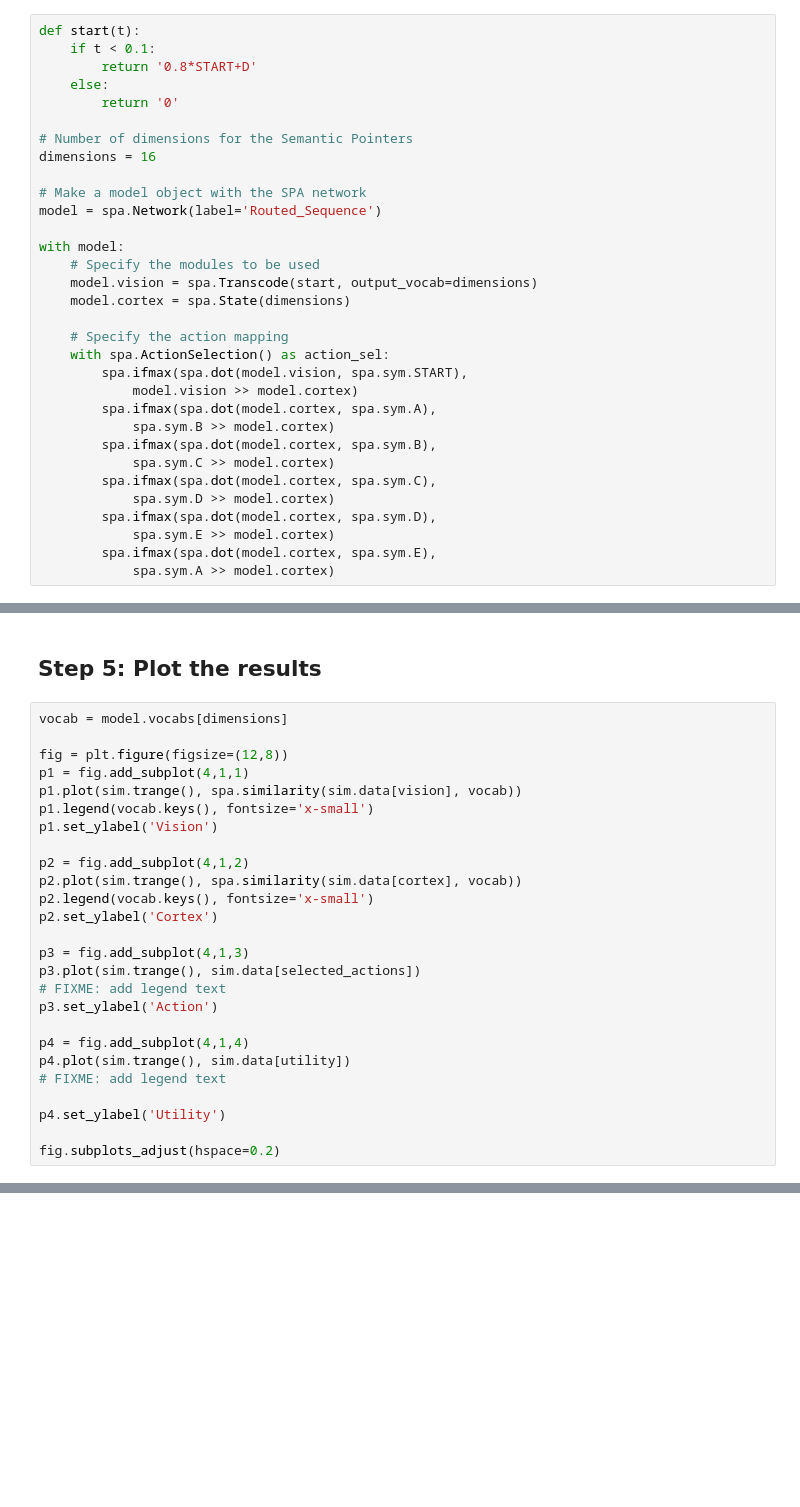
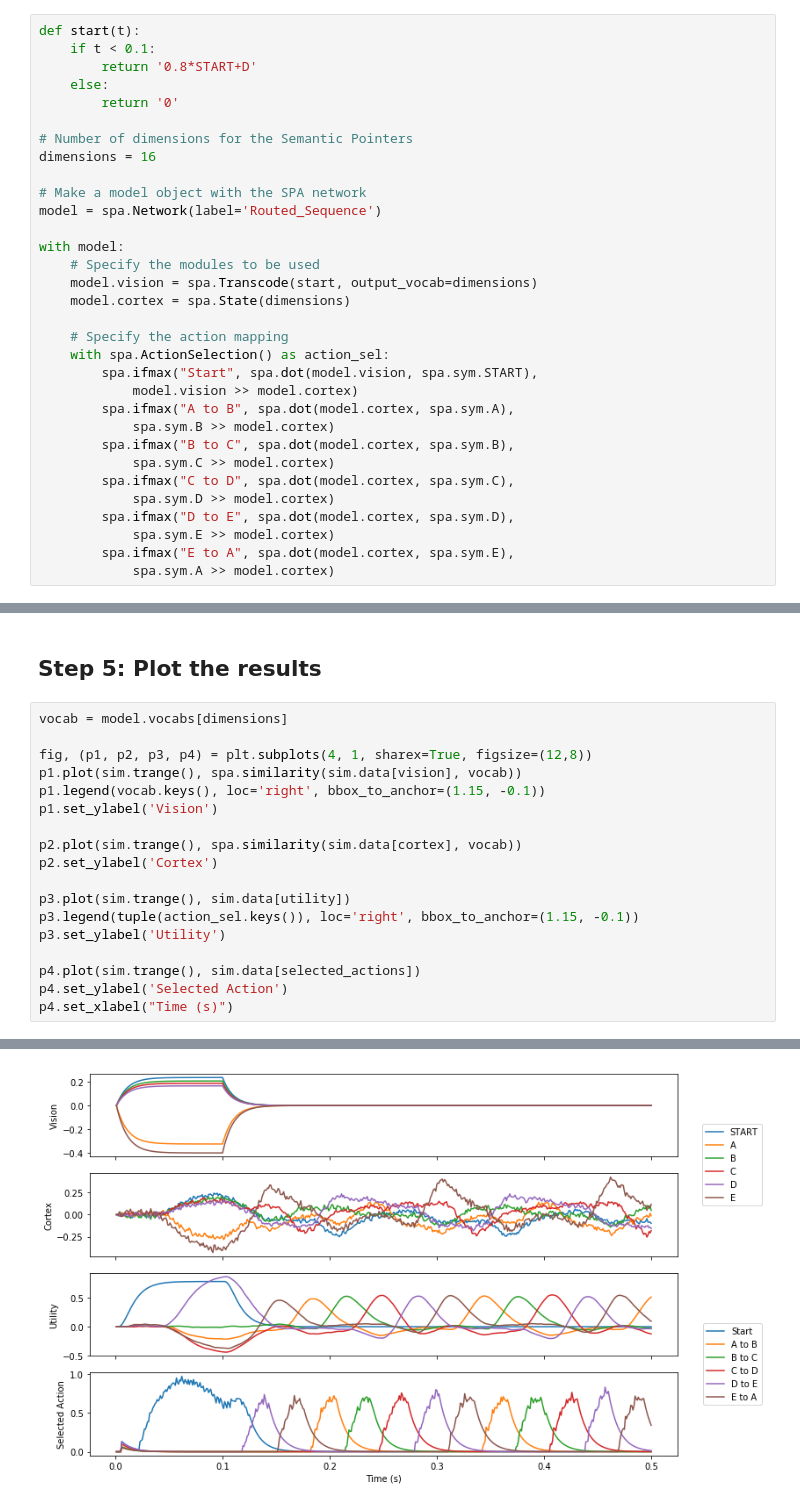
Before and after one commit to nengo/nengo-spa, a Jupyter notebook: nengo_spa/examples/spa_sequence_routed.ipynb, the cells around one changed output, grey strips where cells are left out. Cells and saved outputs as stored; diff of their text form; blank space fills up the shorter version.

```diff
--- a/nengo_spa/examples/spa_sequence_routed.ipynb
+++ b/nengo_spa/examples/spa_sequence_routed.ipynb
@@ -33,17 +33,17 @@ with model:
 
     # Specify the action mapping
     with spa.ActionSelection() as action_sel:
-        spa.ifmax(spa.dot(model.vision, spa.sym.START),
+        spa.ifmax("Start", spa.dot(model.vision, spa.sym.START),
             model.vision >> model.cortex)
-        spa.ifmax(spa.dot(model.cortex, spa.sym.A),
+        spa.ifmax("A to B", spa.dot(model.cortex, spa.sym.A),
             spa.sym.B >> model.cortex)
-        spa.ifmax(spa.dot(model.cortex, spa.sym.B),
+        spa.ifmax("B to C", spa.dot(model.cortex, spa.sym.B),
             spa.sym.C >> model.cortex)
-        spa.ifmax(spa.dot(model.cortex, spa.sym.C),
+        spa.ifmax("C to D", spa.dot(model.cortex, spa.sym.C),
             spa.sym.D >> model.cortex)
-        spa.ifmax(spa.dot(model.cortex, spa.sym.D),
+        spa.ifmax("D to E", spa.dot(model.cortex, spa.sym.D),
             spa.sym.E >> model.cortex)
-        spa.ifmax(spa.dot(model.cortex, spa.sym.E),
+        spa.ifmax("E to A", spa.dot(model.cortex, spa.sym.E),
             spa.sym.A >> model.cortex)
 # %% [markdown]
 ## Step 3: Probe the output
@@ -63,26 +66,19 @@ with nengo.Simulator(model) as sim:
 # %%
 vocab = model.vocabs[dimensions]
 
-fig = plt.figure(figsize=(12,8))
-p1 = fig.add_subplot(4,1,1)
+fig, (p1, p2, p3, p4) = plt.subplots(4, 1, sharex=True, figsize=(12,8))
 p1.plot(sim.trange(), spa.similarity(sim.data[vision], vocab))
-p1.legend(vocab.keys(), fontsize='x-small')
+p1.legend(vocab.keys(), loc='right', bbox_to_anchor=(1.15, -0.1))
 p1.set_ylabel('Vision')
 
-p2 = fig.add_subplot(4,1,2)
 p2.plot(sim.trange(), spa.similarity(sim.data[cortex], vocab))
-p2.legend(vocab.keys(), fontsize='x-small')
 p2.set_ylabel('Cortex')
 
-p3 = fig.add_subplot(4,1,3)
-p3.plot(sim.trange(), sim.data[selected_actions])
-# FIXME: add legend text
-p3.set_ylabel('Action')
+p3.plot(sim.trange(), sim.data[utility])
+p3.legend(tuple(action_sel.keys()), loc='right', bbox_to_anchor=(1.15, -0.1))
+p3.set_ylabel('Utility')
 
-p4 = fig.add_subplot(4,1,4)
-p4.plot(sim.trange(), sim.data[utility])
-# FIXME: add legend text
-
-p4.set_ylabel('Utility')
-
-fig.subplots_adjust(hspace=0.2)
+p4.plot(sim.trange(), sim.data[selected_actions])
+p4.set_ylabel('Selected Action')
+p4.set_xlabel("Time (s)")
+# %% [output]
@@ -88,0 +86 @@ fig.subplots_adjust(hspace=0.2)
+[figure, added]
```
Also changed, not shown: parts of 2 cells of this notebook, 2 other files.
